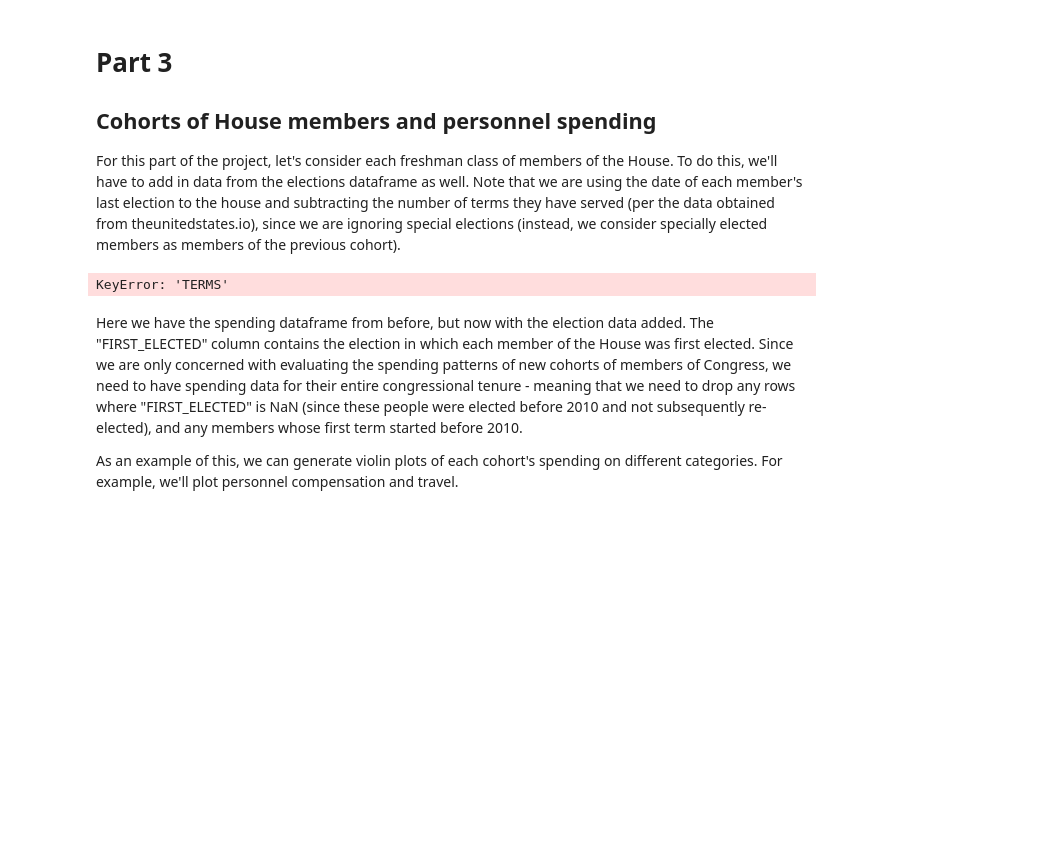
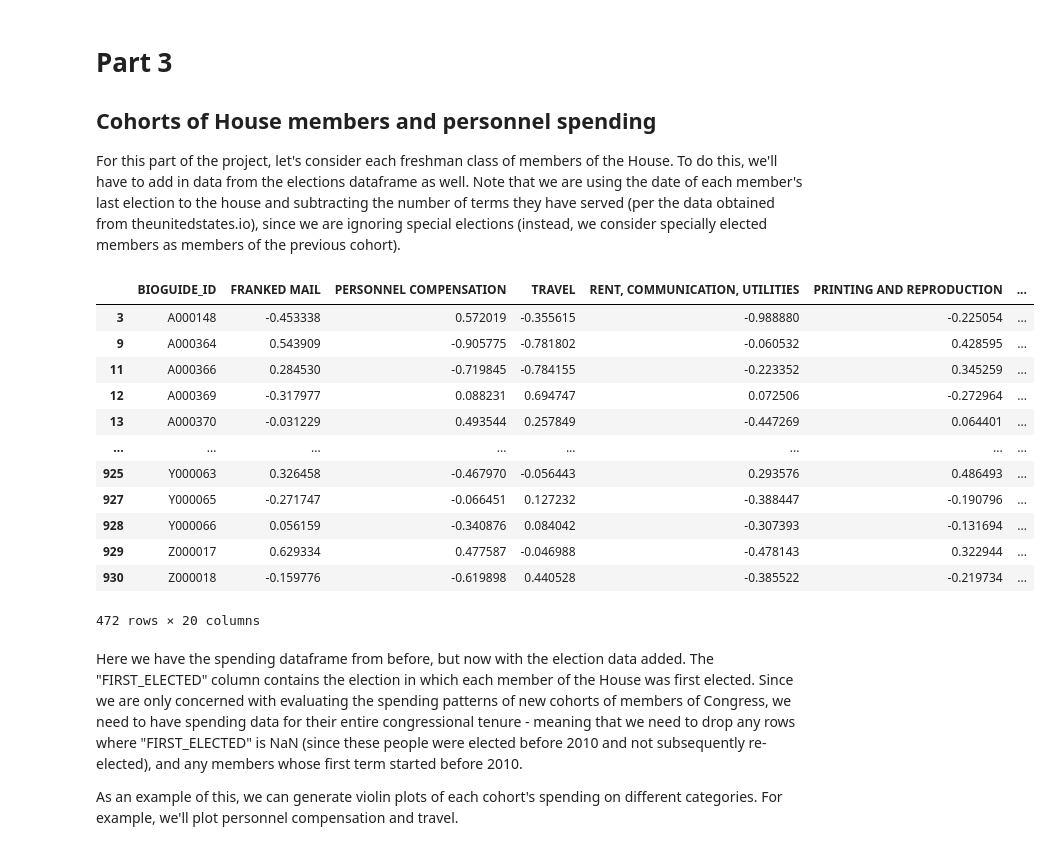
Before and after one commit to AndrewTrackim/cmsc320-final, a Jupyter notebook: final_tutorial.ipynb, the cells around one changed output. Cells and saved outputs as stored; diff of their text form; code cells hidden in the pictures; blank space fills up the shorter version.

```diff
--- a/final_tutorial.ipynb
+++ b/final_tutorial.ipynb
@@ -618,18 +620,30 @@ For this part of the project, let's consider each freshman class of members of t
 # %%
 import re
 candidate_election_res = []
-spending_election_df = spending_member_info_2_party.copy()
+spending_election_df = spending_member_info_2_party.merge(us_io_data, on="BIOGUIDE_ID")
 for index, row in spending_election_df.iterrows():
     candidate_res = (election_data[election_data['candidate'].str.contains(row['LASTNAME'], flags=re.IGNORECASE) & election_data['state'].str.contains(row['STATE'], flags=re.IGNORECASE)])
     if not candidate_res.empty:
         spending_election_df.loc[index, 'FIRST_ELECTED'] = candidate_res['year'].max() - int((row['TERMS'] - 1) * 2)
 
 spending_election_df.dropna(subset=['FIRST_ELECTED'], inplace=True)
 
 spending_election_df = spending_election_df[spending_election_df['FIRST_ELECTED'] >= 2010]
 spending_election_df
 # %% [output]
+|  | BIOGUIDE_ID | FRANKED MAIL | PERSONNEL COMPENSATION | TRAVEL | RENT, COMMUNICATION, UTILITIES | PRINTING AND REPRODUCTION | ... |
+| 3 | A000148 | -0.453338 | 0.572019 | -0.355615 | -0.988880 | -0.225054 | ... |
+| 9 | A000364 | 0.543909 | -0.905775 | -0.781802 | -0.060532 | 0.428595 | ... |
+| 11 | A000366 | 0.284530 | -0.719845 | -0.784155 | -0.223352 | 0.345259 | ... |
+| 12 | A000369 | -0.317977 | 0.088231 | 0.694747 | 0.072506 | -0.272964 | ... |
+| 13 | A000370 | -0.031229 | 0.493544 | 0.257849 | -0.447269 | 0.064401 | ... |
+| ... | ... | ... | ... | ... | ... | ... | ... |
+| 925 | Y000063 | 0.326458 | -0.467970 | -0.056443 | 0.293576 | 0.486493 | ... |
+| 927 | Y000065 | -0.271747 | -0.066451 | 0.127232 | -0.388447 | -0.190796 | ... |
+| 928 | Y000066 | 0.056159 | -0.340876 | 0.084042 | -0.307393 | -0.131694 | ... |
+| 929 | Z000017 | 0.629334 | 0.477587 | -0.046988 | -0.478143 | 0.322944 | ... |
+| 930 | Z000018 | -0.159776 | -0.619898 | 0.440528 | -0.385522 | -0.219734 | ... |
-KeyError: 'TERMS'
+472 rows × 20 columns
 # %% [markdown]
 Here we have the spending dataframe from before, but now with the election data added. The "FIRST_ELECTED" column contains the election in which each member of the House was first elected. Since we are only concerned with evaluating the spending patterns of new cohorts of members of Congress, we need to have spending data for their entire congressional tenure - meaning that we need to drop any rows where "FIRST_ELECTED" is NaN (since these people were elected before 2010 and not subsequently re-elected), and any members whose first term started before 2010.
 
```
Also changed, not shown: parts of 29 cells of this notebook.
